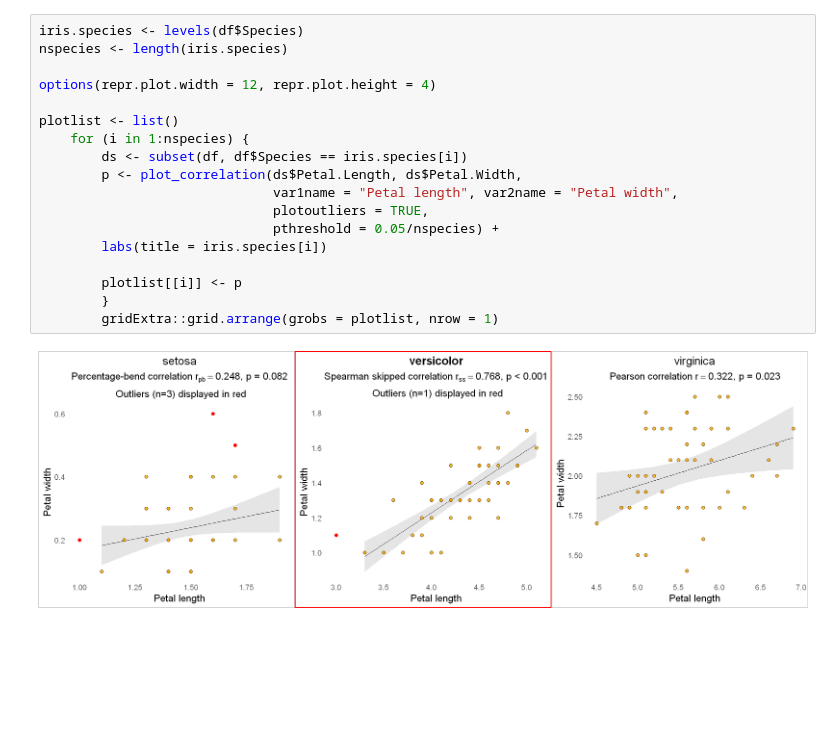
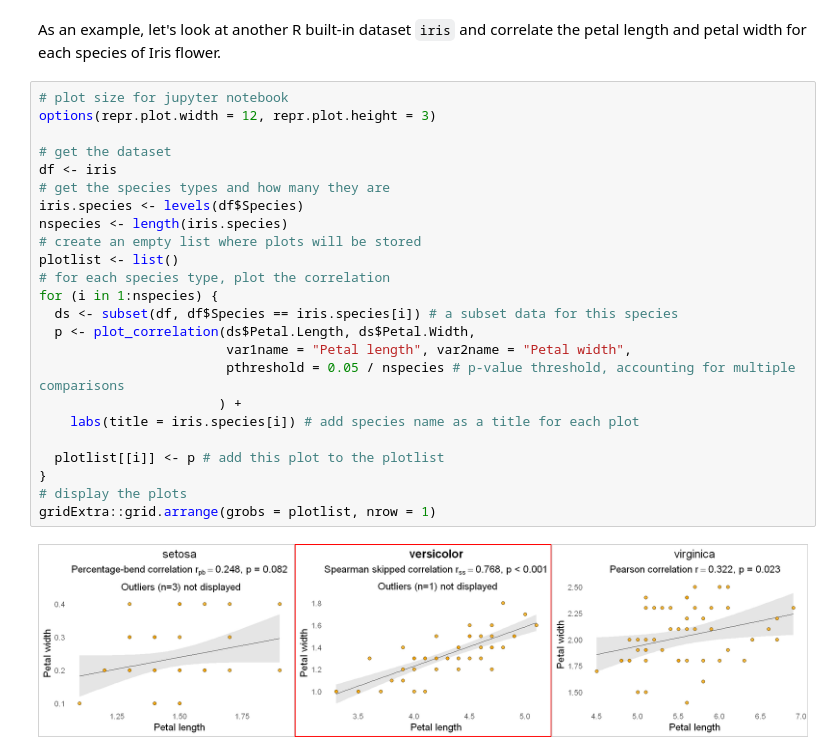
Before and after one commit to dcdace/R_functions, a Jupyter notebook: flexible-correlations/description-and-examples.ipynb, the cells around one changed output. Cells and saved outputs as stored; diff of their text form; blank space fills up the shorter version.

```diff
--- a/flexible-correlations/description-and-examples.ipynb
+++ b/flexible-correlations/description-and-examples.ipynb
@@ -122,20 +169,28 @@ plot_correlation(df$Petal.Length, df$Sepal.Length)
+# %% [markdown]
+As an example, let's look at another R built-in dataset `iris` and correlate the petal length and petal width for each species of Iris flower.
 # %%
+# plot size for jupyter notebook
+options(repr.plot.width = 12, repr.plot.height = 3)
+
+# get the dataset
+df <- iris
+# get the species types and how many they are
 iris.species <- levels(df$Species)
 nspecies <- length(iris.species)
+# create an empty list where plots will be stored
+plotlist <- list()
+# for each species type, plot the correlation
+for (i in 1:nspecies) {
+  ds <- subset(df, df$Species == iris.species[i]) # a subset data for this species
+  p <- plot_correlation(ds$Petal.Length, ds$Petal.Width,
+                        var1name = "Petal length", var2name = "Petal width",
+                        pthreshold = 0.05 / nspecies # p-value threshold, accounting for multiple comparisons
+                       ) +
+    labs(title = iris.species[i]) # add species name as a title for each plot
 
-options(repr.plot.width = 12, repr.plot.height = 4)
-
-plotlist <- list()
-    for (i in 1:nspecies) {
-        ds <- subset(df, df$Species == iris.species[i])
-        p <- plot_correlation(ds$Petal.Length, ds$Petal.Width,
-                              var1name = "Petal length", var2name = "Petal width",
-                              plotoutliers = TRUE,
-                              pthreshold = 0.05/nspecies) +
-        labs(title = iris.species[i])
-
-        plotlist[[i]] <- p
-        }
-        gridExtra::grid.arrange(grobs = plotlist, nrow = 1)
+  plotlist[[i]] <- p # add this plot to the plotlist
+}
+# display the plots
+gridExtra::grid.arrange(grobs = plotlist, nrow = 1)
 # %% [output]
-[figure, old version]
+[figure, new version]
```
Also changed, not shown: parts of 20 cells of this notebook.
